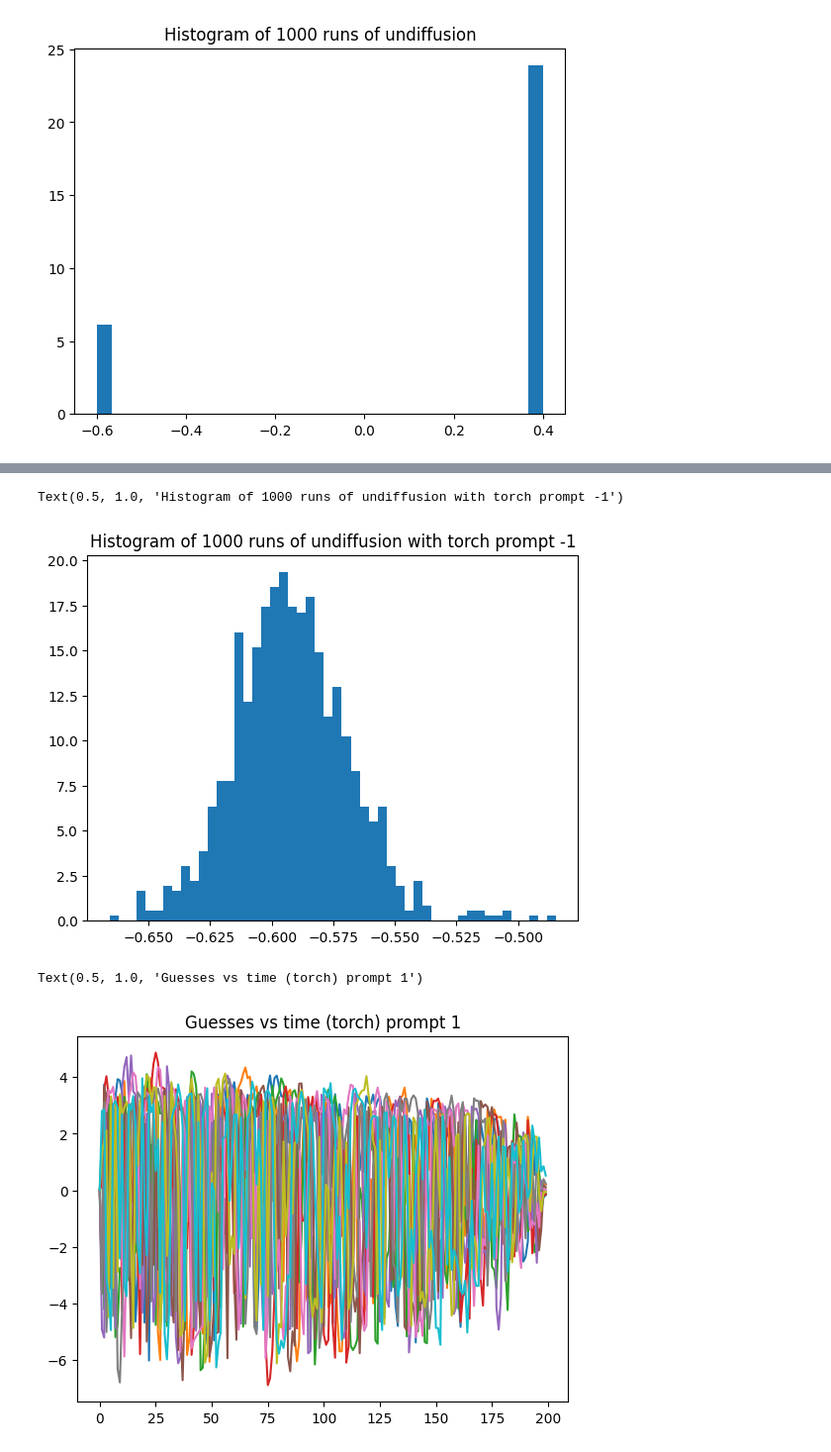
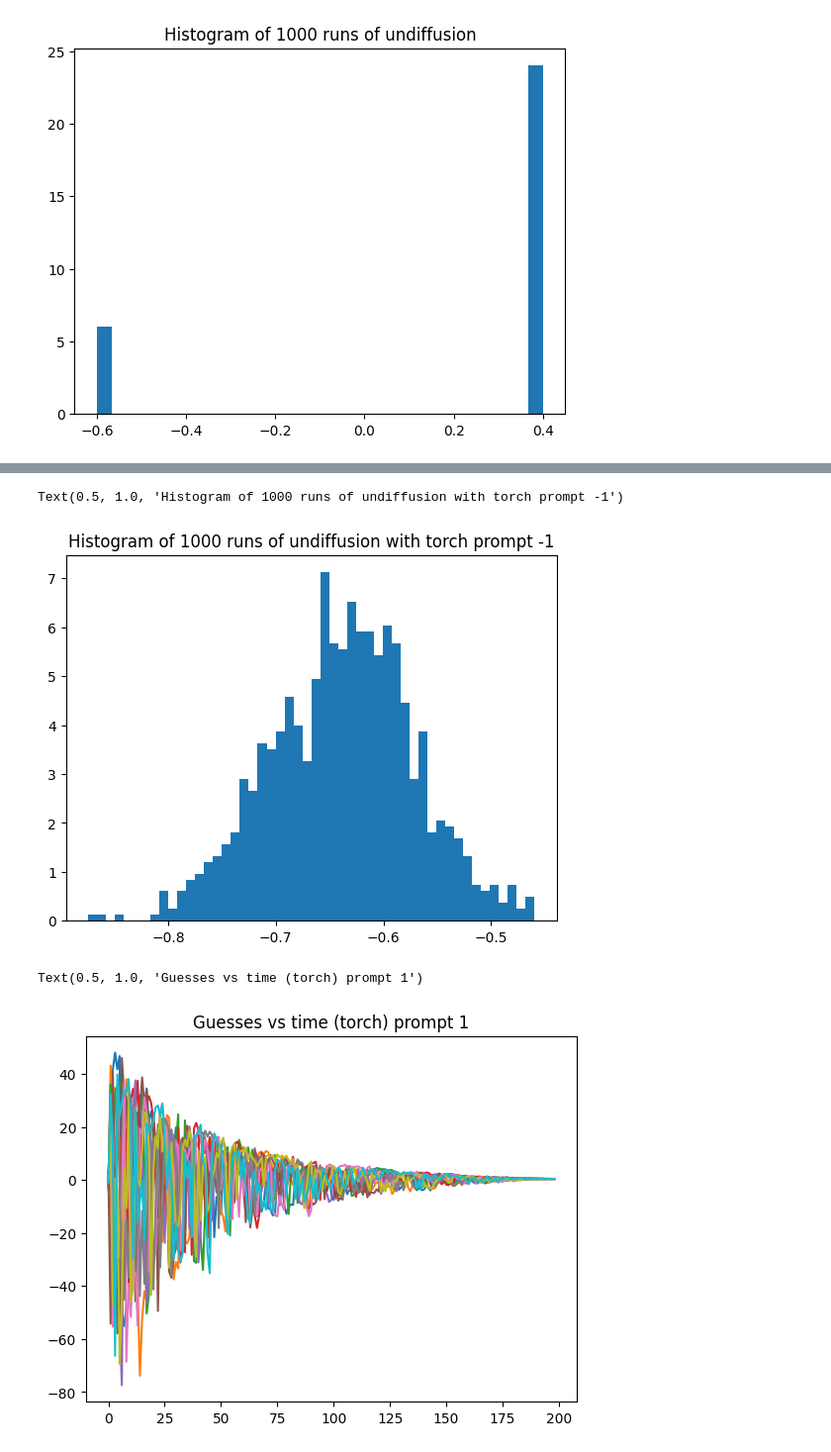
Before and after one commit to Goldartfrog/ComputationalPhysics, a Jupyter notebook: CompPhys/Project 3/Diffusion.ipynb, the cells around one changed output, grey strips where cells are left out. Shown at 99% size. Saved outputs shown, nothing was run; the diff lists cells and outputs as text; code cells hidden in the pictures.

```diff
--- a/CompPhys/Project 3/Diffusion.ipynb
+++ b/CompPhys/Project 3/Diffusion.ipynb
@@ -467,6 +476,6 @@ def RunUndiffuseTorchPrompt(start_t, final_t, x_t, prompt):
 # %%
 for i in range(10):
-    plt.plot(RunUndiffuseTorchPrompt(199, 00, np.random.uniform(-3, 5), 1), label=f"{i}")
+    plt.plot(RunUndiffuseTorchPrompt(199, 00, np.random.uniform(-3, 5), 1)[0], label=f"{i}")
 plt.title("10 undiffusion runs on torch net prompt 1")
 plt.legend()
 # %% [output]
@@ -475,6 +484,6 @@ plt.legend()
 # %%
 for i in range(10):
-    plt.plot(RunUndiffuseTorchPrompt(199, 00, np.random.uniform(-3, 5), -1), label=f"{i}")
+    plt.plot(RunUndiffuseTorchPrompt(199, 00, np.random.uniform(-3, 5), -1)[0], label=f"{i}")
 plt.title("10 undiffusion runs on torch net prompt -1")
 plt.legend()
 # %% [output]
@@ -483,7 +492,7 @@ plt.legend()
 # %%
 out = []
 for i in tqdm(range(1000)):
-    out.append(RunUndiffuseTorchPrompt(199, 00, 0.4, 1)[-1])
+    out.append(RunUndiffuseTorchPrompt(199, 00, 0.4, 1)[0][-1])
 plt.hist(out, density=True, bins=50)
 plt.title("Histogram of 1000 runs of undiffusion with torch prompt 1")
 # %% [output]
@@ -492,25 +501,25 @@ Text(0.5, 1.0, 'Histogram of 1000 runs of undiffusion with torch prompt 1')
 # %%
 out = []
 for i in tqdm(range(1000)):
-    out.append(RunUndiffuseTorchPrompt(199, 00, 0.4, -1)[-1])
+    out.append(RunUndiffuseTorchPrompt(199, 00, 0.4, -1)[0][-1])
 plt.hist(out, density=True, bins=50)
 plt.title("Histogram of 1000 runs of undiffusion with torch prompt -1")
 # %% [output]
 Text(0.5, 1.0, 'Histogram of 1000 runs of undiffusion with torch prompt -1')
-[figure, old version]
+[figure, new version]
 # %%
 all_guesses = []
 for i in tqdm(range(10)):
-    values = RunUndiffuseTorchPrompt(199, 0, 0.4, 1)
+    values = RunUndiffuseTorchPrompt(199, 0, 0.4, 1)[1]
 
     guesses = [net2(torch.tensor([np.float32(values[j]), np.float32(alphaBar_ts[j]), 1]).double()).detach().numpy()[0] for j in range(len(values))]
-    all_guesses.append(guesses)
+    all_guesses.append(values)
 for i in all_guesses:
     plt.plot(i)
 plt.title("Guesses vs time (torch) prompt 1")
 # %% [output]
 Text(0.5, 1.0, 'Guesses vs time (torch) prompt 1')
-[figure, old version]
+[figure, new version]
 # %%
 all_guesses = []
 for i in tqdm(range(10)):
```
Also changed, not shown: parts of 28 cells of this notebook, 2 other files.
